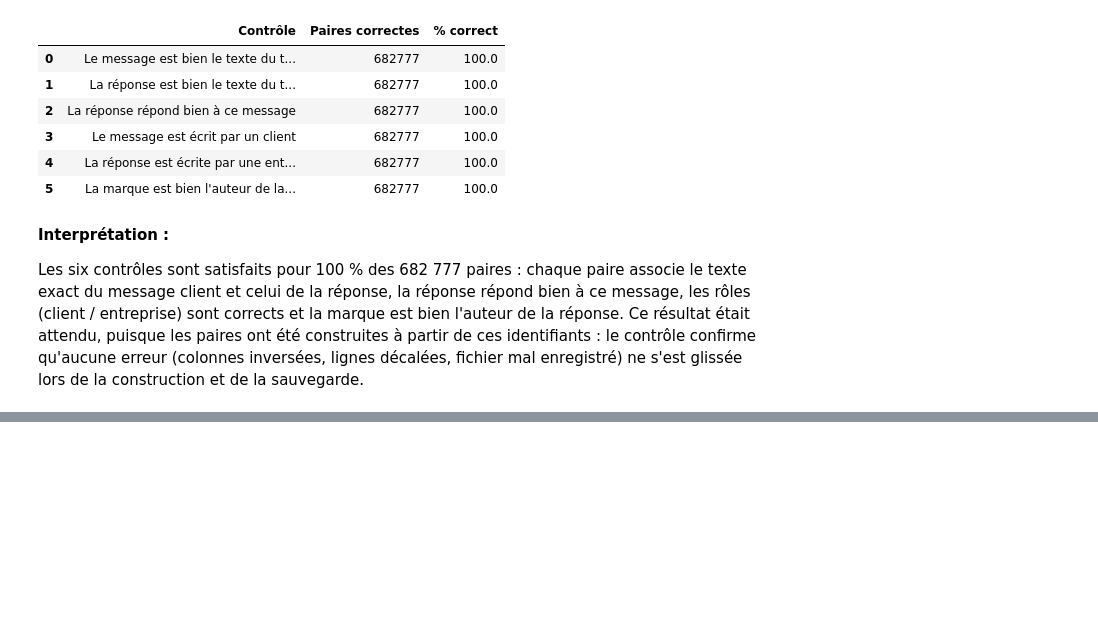
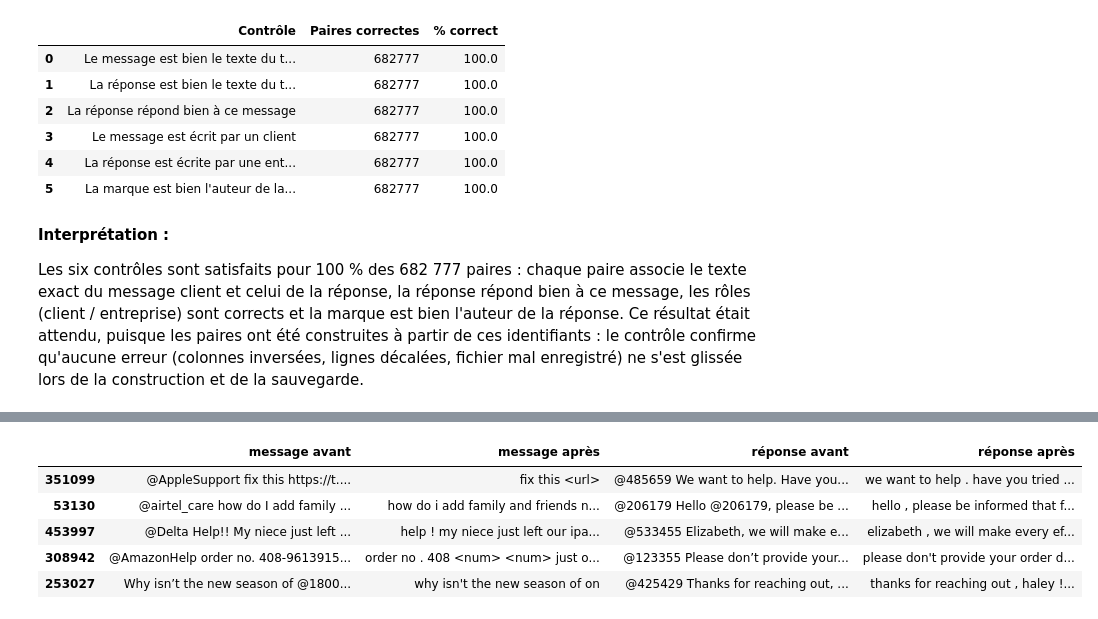
Before and after one commit to ranimmhiri/supportbot, a Jupyter notebook: notebooks/01_donnees.ipynb, the cells around one changed output, grey strips where cells are left out. Drawn from its saved outputs; the diff is of its cells as text; code cells hidden in the pictures; blank space fills up the shorter version.

```diff
--- a/notebooks/supportbot.ipynb
+++ b/notebooks/01_donnees.ipynb
@@ -1407,0 +1424,15 @@ fichier mal enregistré) ne s'est glissée lors de la construction et de la sauv
+# %%
+import re
+import html
+import pandas as pd
+
+paires = pd.read_csv("../data/processed/paires.csv", keep_default_na=False)
+print(f"Paires chargées : {len(paires):,}")
+
+# Si la section est relancée seule, on recrée le journal de provenance
+if "journal" not in globals():
+    journal = []
+    def enregistrer_etape(etape, operateur, n_entree, n_sortie, justification):
+        journal.append({"étape": etape, "opérateur": operateur,
+                        "lignes en entrée": n_entree, "lignes en sortie": n_sortie,
+                        "lignes retirées": n_entree - n_sortie, "justification": justification})
@@ -1407,0 +1465,34 @@ fichier mal enregistré) ne s'est glissée lors de la construction et de la sauv
+# %%
+def nettoyer(texte):
+    """Prépare un tweet pour l'entraînement du modèle."""
+    texte = html.unescape(str(texte))                                # décode les caractères codés (&amp; -> &)
+    texte = texte.lower()                                            # tout en minuscules
+    texte = (texte.replace("’", "'").replace("‘", "'")               # apostrophes courbes -> droites
+                  .replace("“", '"').replace("”", '"'))              # guillemets courbes -> droits
+    texte = re.sub(r"https?://\S+|www\.\S+", " xxurl ", texte)       # liens -> marqueur temporaire (devient <url>)
+    texte = re.sub(r"[@.]?@\w+", " ", texte)                         # supprime les mentions (AVANT la signature)
+    texte = re.sub(r"(?:\s[-–—]|\s*[\^\*~])\s?[a-z]{1,20}\s*$", " ", texte)  # supprime la signature de l'agent à la fin
+    texte = re.sub(r"\d{5,}", " xxnum ", texte)                      # numéros de 5 chiffres ou plus -> marqueur (devient <num>)
+    texte = texte.replace("&", " and ").replace("#", " ")            # & -> and ; #fail -> fail
+    texte = re.sub(r"[^a-z0-9'.,!?\s]", " ", texte)                  # supprime emojis et symboles (garde lettres, chiffres, . , ! ? ')
+    texte = re.sub(r"(?<![a-z])'|'(?![a-z])", " ", texte)            # supprime les apostrophes hors des mots (garde don't, it's)
+    texte = re.sub(r"([.,!?])\1+", r"\1", texte)                     # ponctuation répétée -> une seule (!!! -> !)
+    texte = re.sub(r"(?<!\d)\.|\.(?!\d)", " . ", texte)              # point séparé, sauf entre deux chiffres (1.5, 11.0.2)
+    texte = re.sub(r"([,!?])", r" \1 ", texte)                       # sépare , ! ? des mots
+    texte = re.sub(r"\s+", " ", texte).strip()                       # un seul espace entre les mots
+    texte = re.sub(r"^(?:[.,!?]\s*)+", "", texte)                    # supprime la ponctuation au début du texte
+    return texte.replace("xxurl", "<url>").replace("xxnum", "<num>")
+
+pd.set_option("display.max_colwidth", 120)
+exemples = paires.sample(5, random_state=1)
+pd.DataFrame({
+    "message avant": exemples["message"], "message après": exemples["message"].map(nettoyer),
+    "réponse avant": exemples["reponse"], "réponse après": exemples["reponse"].map(nettoyer),
+})
+# %% [output]
+|  | message avant | message après | réponse avant | réponse après |
+| 351099 | @AppleSupport fix this https://t.... | fix this <url> | @485659 We want to help. Have you... | we want to help . have you tried ... |
+| 53130 | @airtel_care how do I add family ... | how do i add family and friends n... | @206179 Hello @206179, please be ... | hello , please be informed that f... |
+| 453997 | @Delta Help!! My niece just left ... | help ! my niece just left our ipa... | @533455 Elizabeth, we will make e... | elizabeth , we will make every ef... |
+| 308942 | @AmazonHelp order no. 408-9613915... | order no . 408 <num> <num> just o... | @123355 Please don’t provide your... | please don't provide your order d... |
+| 253027 | Why isn’t the new season of @1800... | why isn't the new season of on | @425429 Thanks for reaching out, ... | thanks for reaching out , haley !... |
```
Also changed, not shown: parts of 15 cells of this notebook, 2 other files.
